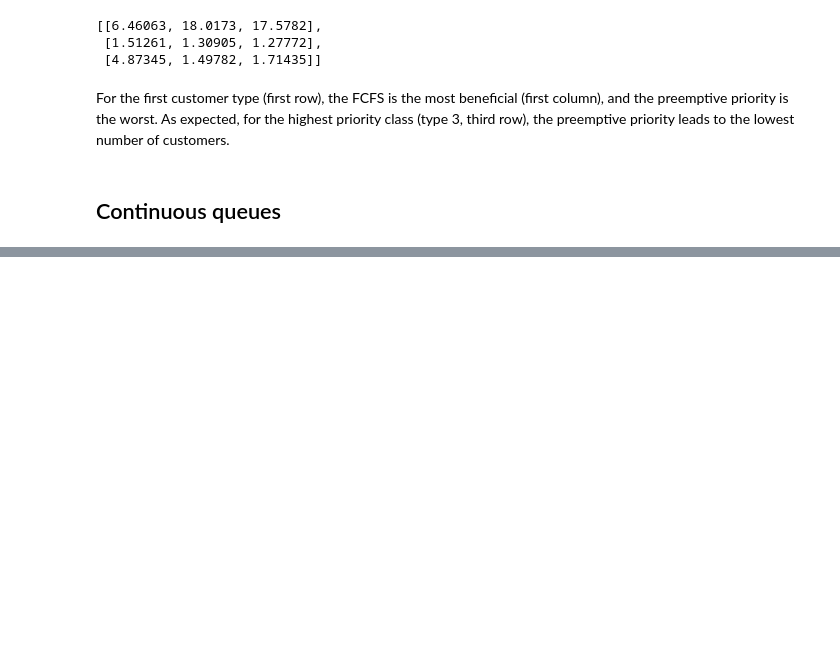
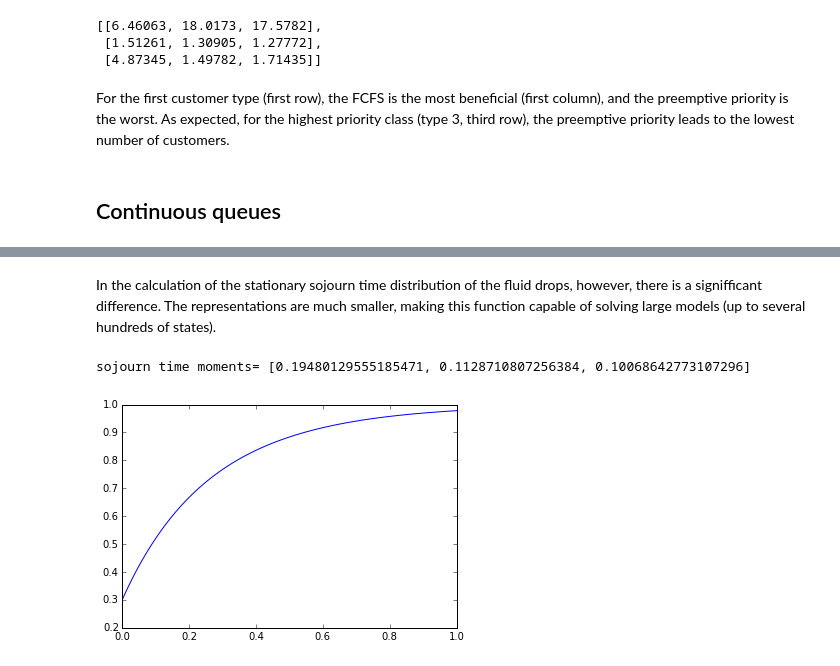
Before and after one commit to ghorvath78/butools, a Jupyter notebook: demo/demo_queues.ipynb, the cells around one changed output, grey strips where cells are left out. Drawn from its saved outputs; the diff is of its cells as text; code cells hidden in the pictures; blank space fills up the shorter version.

```diff
--- a/demo/demo_queues.ipynb
+++ b/demo/demo_queues.ipynb
@@ -355,0 +506,11 @@ For the first customer type (first row), the FCFS is the most beneficial (first
+# %% [markdown]
+In the calculation of the stationary sojourn time distribution of the fluid drops, however, there is a signifficant difference. The representations are much smaller, making this function capable of solving large models (up to several hundreds of states).
+# %%
+std, stm = FluFluQueue(Qin, Rin, Qout, Rout, False, "stDistr", np.arange(0.,1.01,0.01), "stMoms", 3)
+print("sojourn time moments=",stm)
+# %% [output]
+sojourn time moments= [0.19480129555185471, 0.1128710807256384, 0.10068642773107296]
+# %%
+plt.plot(np.arange(0.,1.01,0.01),std);
+# %% [output]
+[figure, added]
```
Also changed, not shown: parts of 33 cells of this notebook, 3 other files.
